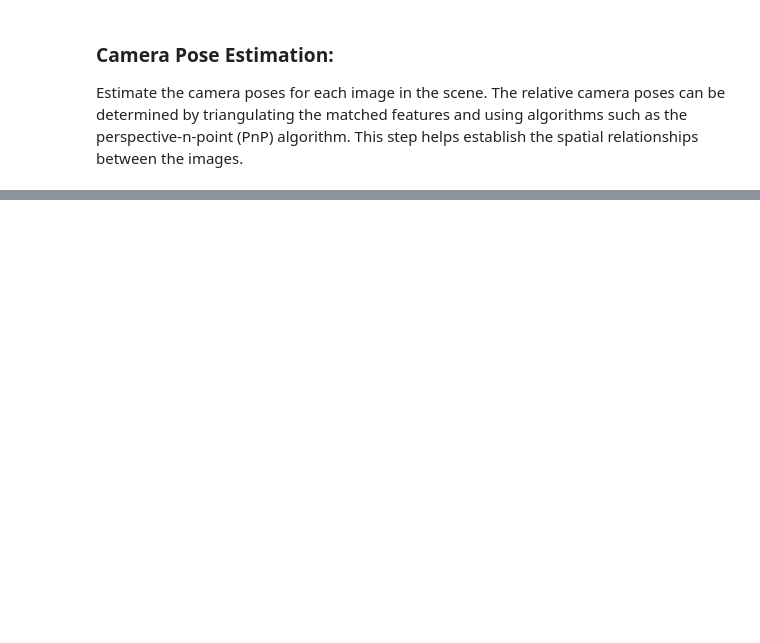
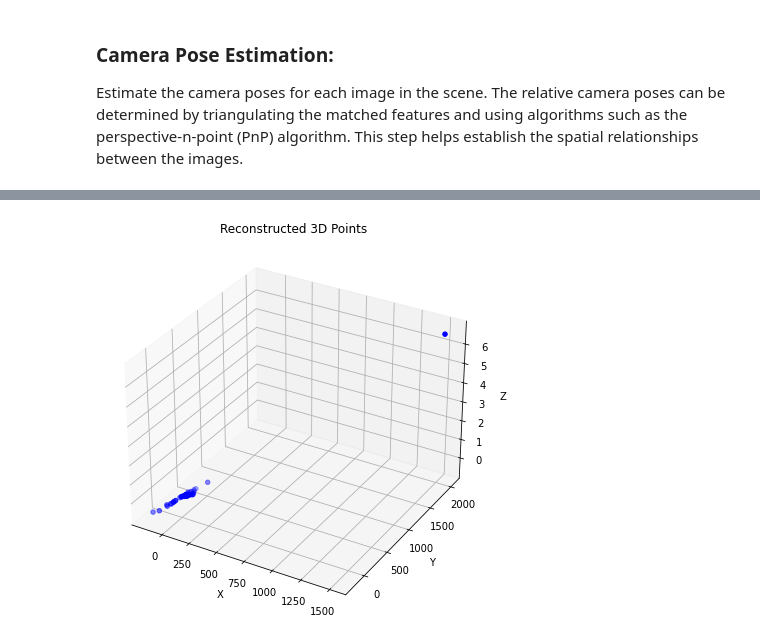
Before and after one commit to kaburia/3D-reconstruction, a Jupyter notebook: reconstruction_pipeline.ipynb, the cells around one changed output, grey strips where cells are left out. Cells and saved outputs as stored; diff of their text form; code cells hidden in the pictures; blank space fills up the shorter version.

Commit message:
3D points

```diff
--- a/reconstruction_pipeline.ipynb
+++ b/reconstruction_pipeline.ipynb
@@ -219,0 +263,27 @@ Translation Vector:
+# %%
+from mpl_toolkits.mplot3d import Axes3D
+
+# Create a new 3D plot
+fig = plt.figure()
+ax = fig.add_subplot(111, projection='3d')
+
+# Extract x, y, and z coordinates of the 3D points
+x = points_3d[:, 0]
+y = points_3d[:, 1]
+z = points_3d[:, 2]
+
+# Plot the 3D points as a scatter plot
+ax.scatter(x, y, z, c='b', marker='o')
+
+# Set axis labels
+ax.set_xlabel('X')
+ax.set_ylabel('Y')
+ax.set_zlabel('Z')
+
+# Set plot title
+plt.title('Reconstructed 3D Points')
+
+# Show the plot
+plt.show()
+# %% [output]
+[figure, added]
```
Also changed, not shown: parts of 9 cells of this notebook.
